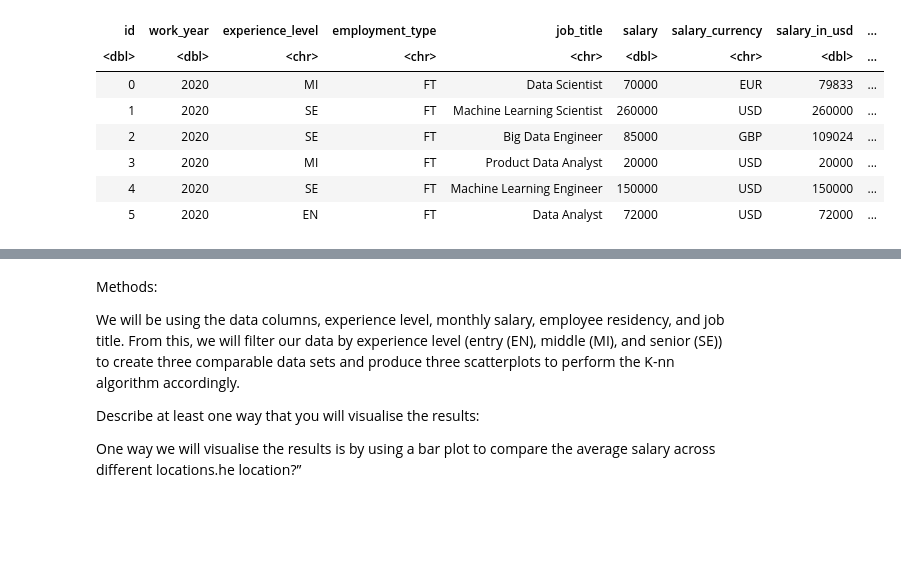
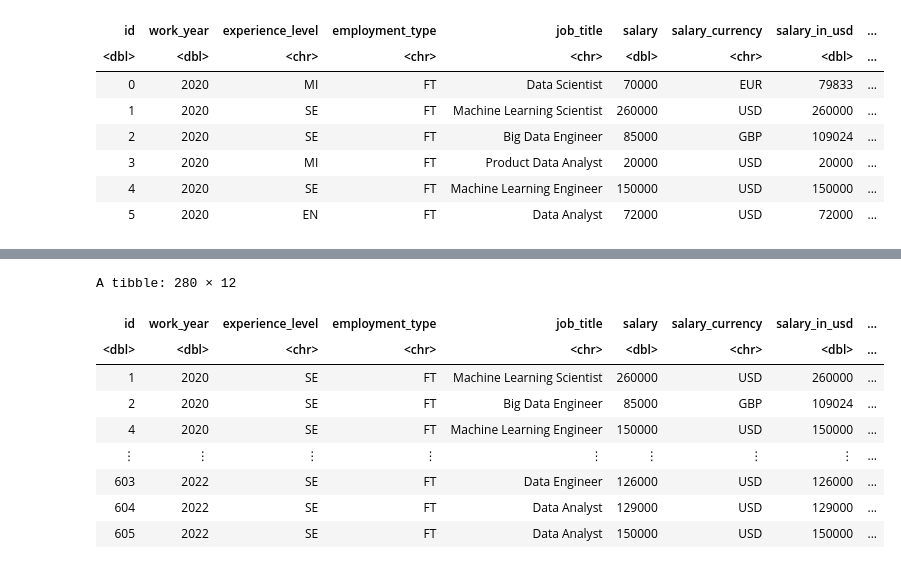
Before and after one commit to bonnie-situ/DSCI100-Final-Project-Group-010-8, a Jupyter notebook: Group Project Proposal.ipynb, the cells around one changed output, grey strips where cells are left out. Drawn from its saved outputs; the diff is of its cells as text; code cells hidden in the pictures; blank space fills up the shorter version.

```diff
--- a/Group Project Proposal.ipynb
+++ b/Group Project Proposal.ipynb
@@ -42,3 +85,15 @@ mi_data <- filter(ds_salaries, experience_level == "MI")
 # %%
 se_data <- filter(ds_salaries, experience_level == "SE")
+se_data
+# %% [output]
+A tibble: 280 × 12
+| id | work_year | experience_level | employment_type | job_title | salary | salary_currency | salary_in_usd | ... |
+| <dbl> | <dbl> | <chr> | <chr> | <chr> | <dbl> | <chr> | <dbl> | ... |
+| 1 | 2020 | SE | FT | Machine Learning Scientist | 260000 | USD | 260000 | ... |
+| 2 | 2020 | SE | FT | Big Data Engineer | 85000 | GBP | 109024 | ... |
+| 4 | 2020 | SE | FT | Machine Learning Engineer | 150000 | USD | 150000 | ... |
+| ⋮ | ⋮ | ⋮ | ⋮ | ⋮ | ⋮ | ⋮ | ⋮ | ... |
+| 603 | 2022 | SE | FT | Data Engineer | 126000 | USD | 126000 | ... |
+| 604 | 2022 | SE | FT | Data Analyst | 129000 | USD | 129000 | ... |
+| 605 | 2022 | SE | FT | Data Analyst | 150000 | USD | 150000 | ... |
 # %%
@@ -56,8 +110,0 @@ se_test <- testing(en_split)
-# %% [markdown]
-Methods:
-
-We will be using the data columns, experience level, monthly salary, employee residency, and job title. From this, we will filter our data by experience level (entry (EN), middle (MI), and senior (SE)) to create three comparable data sets and produce three scatterplots to perform the K-nn algorithm accordingly.
-
-Describe at least one way that you will visualise the results:
-
-One way we will visualise the results is by using a bar plot to compare the average salary across different locations.he location?”
```
Also changed, not shown: parts of 13 cells of this notebook.
